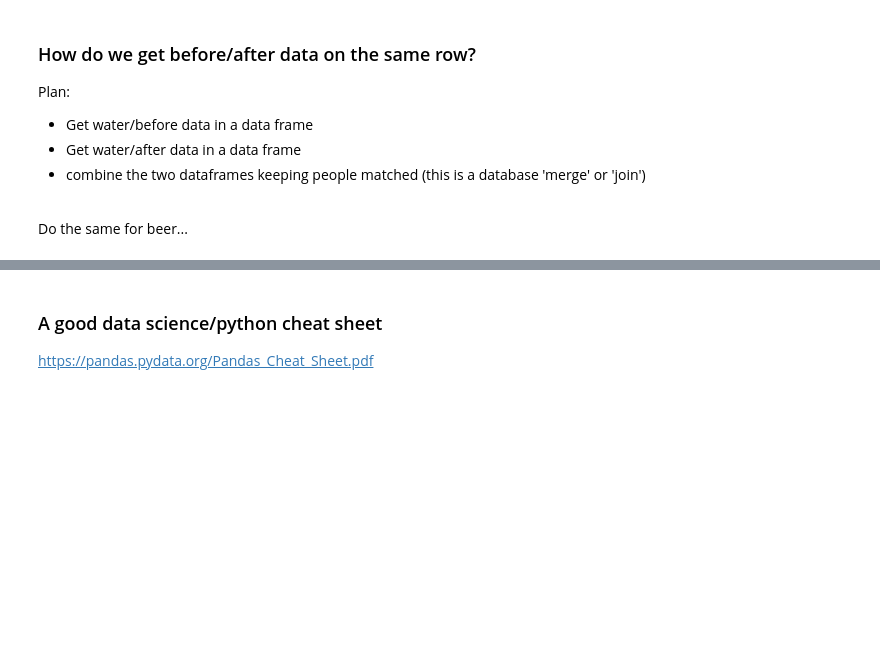
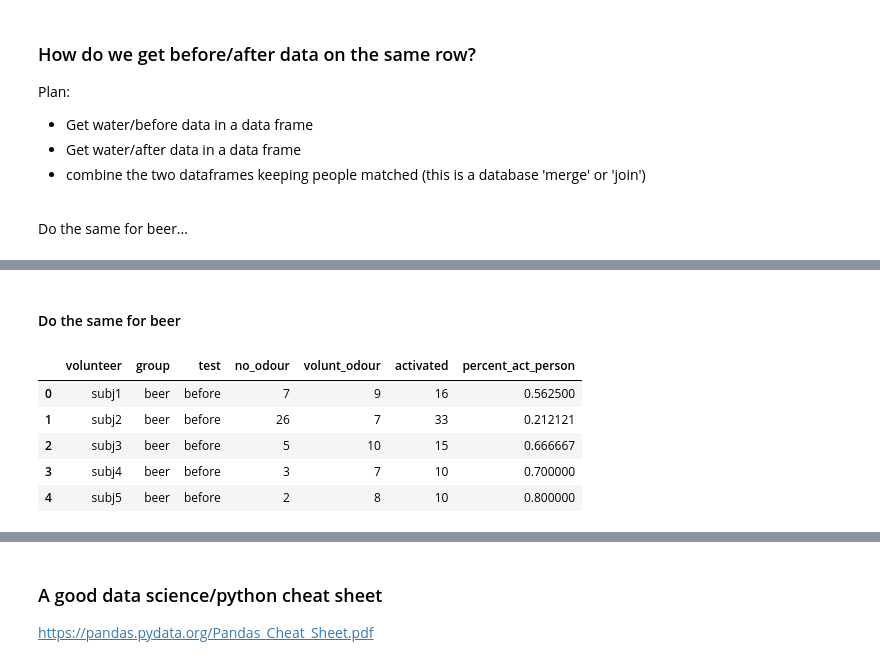
Before and after one commit to olsonac/data_science_for_brain_and_behaviour_26-27, a Jupyter notebook: Lectures/wk7_2_permutation_tests2/permutation_tests.ipynb, the cells around one changed output, grey strips where cells are left out. Cells and saved outputs as stored; diff of their text form; code cells hidden in the pictures; blank space fills up the shorter version.

```diff
--- a/Lectures/wk7_2_permutation_tests2/permutation_tests.ipynb
+++ b/Lectures/wk7_2_permutation_tests2/permutation_tests.ipynb
@@ -243,3 +311,18 @@ after_water_data=after_water_data.drop(columns=['test','group']) # don't need th
 # these columns just clutter up the data
 # we add 'before/after' information to the merged data using
 # 'suffixes' below
+# %% [markdown]
+#### Do the same for beer
+# %%
+# do the same for beer
+beer_before_filter = (new_moz_data["group"] == "beer") & \
+                      (new_moz_data["test"] == "before")
+before_beer_data = new_moz_data[beer_before_filter]
+before_beer_data.head()
+# %% [output]
+|  | volunteer | group | test | no_odour | volunt_odour | activated | percent_act_person |
+| 0 | subj1 | beer | before | 7 | 9 | 16 | 0.562500 |
+| 1 | subj2 | beer | before | 26 | 7 | 33 | 0.212121 |
+| 2 | subj3 | beer | before | 5 | 10 | 15 | 0.666667 |
+| 3 | subj4 | beer | before | 3 | 7 | 10 | 0.700000 |
+| 4 | subj5 | beer | before | 2 | 8 | 10 | 0.800000 |
```
Also changed, not shown: parts of 36 cells of this notebook, 19 other files.
